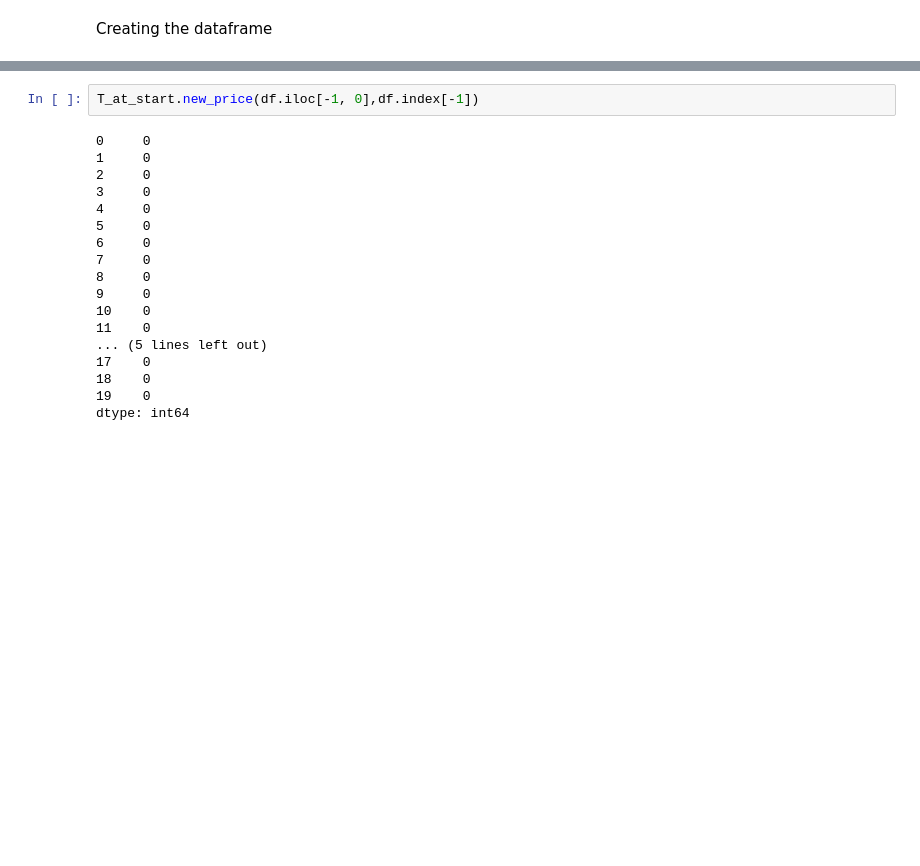
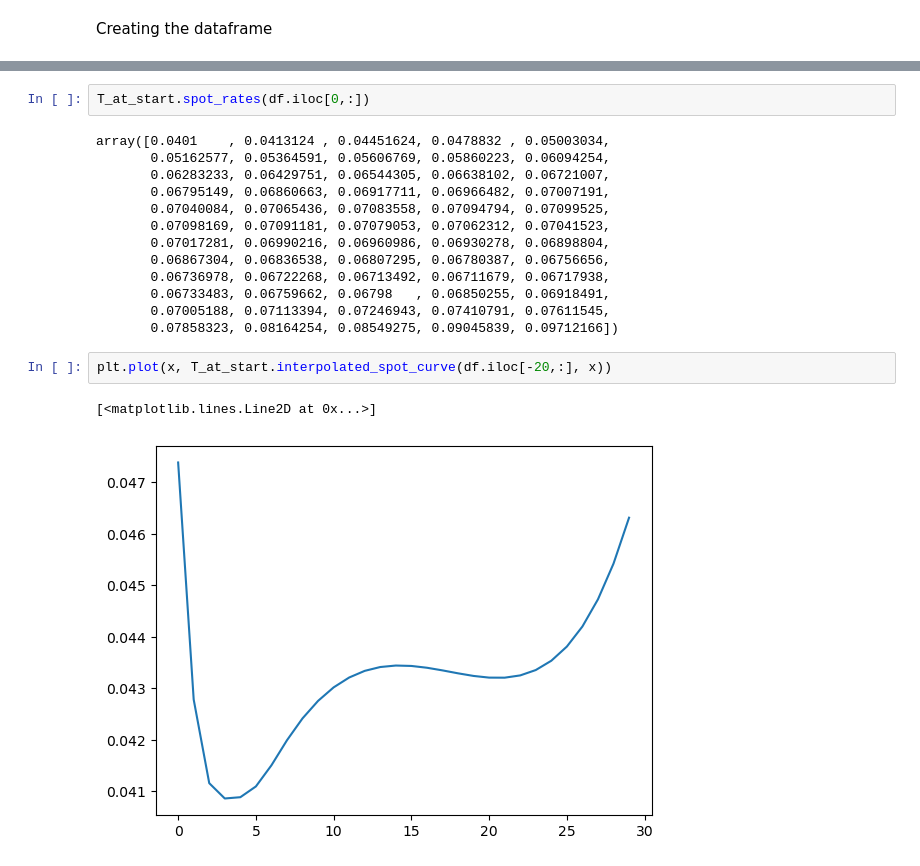
Before and after one commit to jlopes3/MF703_Project, a Jupyter notebook: FixedIncomeAnalysis.ipynb, the cells around one changed output, grey strips where cells are left out. Saved outputs shown, nothing was run; the diff lists cells and outputs as text; blank space fills up the shorter version.

```diff
--- a/FixedIncomeAnalysis.ipynb
+++ b/FixedIncomeAnalysis.ipynb
@@ -118,20 +144,20 @@ Date
 # %%
-T_at_start.new_price(df.iloc[-1, 0],df.index[-1])
+T_at_start.spot_rates(df.iloc[0,:])
 # %% [output]
-0     0
-1     0
-2     0
-3     0
-4     0
-5     0
-6     0
-7     0
-8     0
-9     0
-10    0
-11    0
-... (5 lines left out)
-17    0
-18    0
-19    0
-dtype: int64
+array([0.0401    , 0.0413124 , 0.04451624, 0.0478832 , 0.05003034,
+       0.05162577, 0.05364591, 0.05606769, 0.05860223, 0.06094254,
+       0.06283233, 0.06429751, 0.06544305, 0.06638102, 0.06721007,
+       0.06795149, 0.06860663, 0.06917711, 0.06966482, 0.07007191,
+       0.07040084, 0.07065436, 0.07083558, 0.07094794, 0.07099525,
+       0.07098169, 0.07091181, 0.07079053, 0.07062312, 0.07041523,
+       0.07017281, 0.06990216, 0.06960986, 0.06930278, 0.06898804,
+       0.06867304, 0.06836538, 0.06807295, 0.06780387, 0.06756656,
+       0.06736978, 0.06722268, 0.06713492, 0.06711679, 0.06717938,
+       0.06733483, 0.06759662, 0.06798   , 0.06850255, 0.06918491,
+       0.07005188, 0.07113394, 0.07246943, 0.07410791, 0.07611545,
+       0.07858323, 0.08164254, 0.08549275, 0.09045839, 0.09712166])
+# %%
+plt.plot(x, T_at_start.interpolated_spot_curve(df.iloc[-20,:], x))
+# %% [output]
+[<matplotlib.lines.Line2D at 0x...>]
+[figure, added]
```
Also changed, not shown: parts of 20 cells of this notebook, 45 other files.
